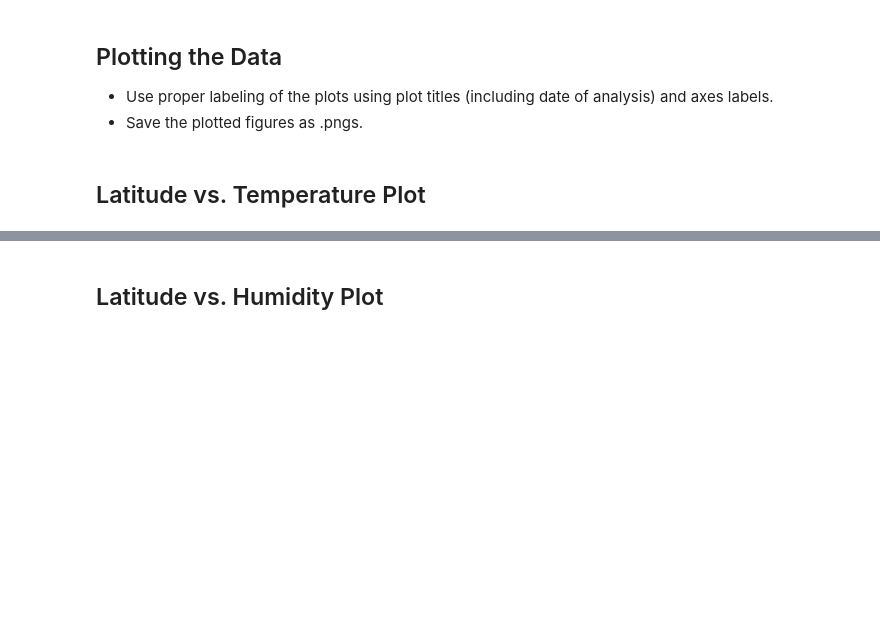
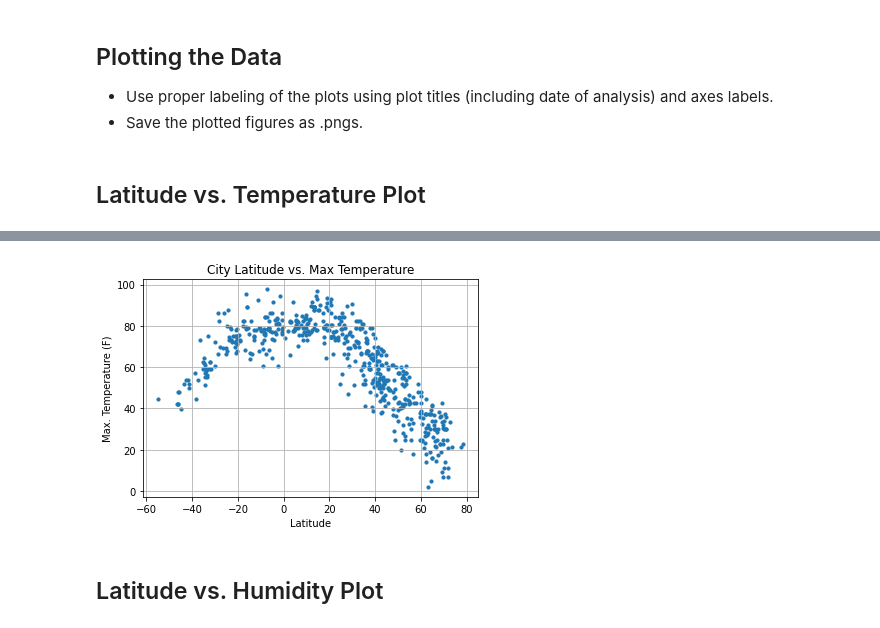
Before and after one commit to jmahon22/api_python_challenge, a Jupyter notebook: WeatherPy/WeatherPy.ipynb, the cells around one changed output, grey strips where cells are left out. Saved outputs shown, nothing was run; the diff lists cells and outputs as text; code cells hidden in the pictures; blank space fills up the shorter version.

```diff
--- a/WeatherPy/WeatherPy.ipynb
+++ b/WeatherPy/WeatherPy.ipynb
@@ -198,2 +204,18 @@ Int64Index([], dtype='int64')
+# %%
+#scatter plot
+plt.scatter(weather_df["Lat"], weather_df["Max Temp"], marker="o", s=10)
+
+plt.title("City Latitude vs. Max Temperature")
+plt.ylabel("Max. Temperature (F)")
+plt.xlabel("Latitude")
+plt.grid(True)
+
+#save
+plt.savefig("output_plots/latitude_temperature_plot.png")
+
+#show
+plt.show()
+# %% [output]
+[figure, added]
 # %% [markdown]
 ## Latitude vs. Humidity Plot
```
Also changed, not shown: parts of 23 cells of this notebook, 5 other files.
